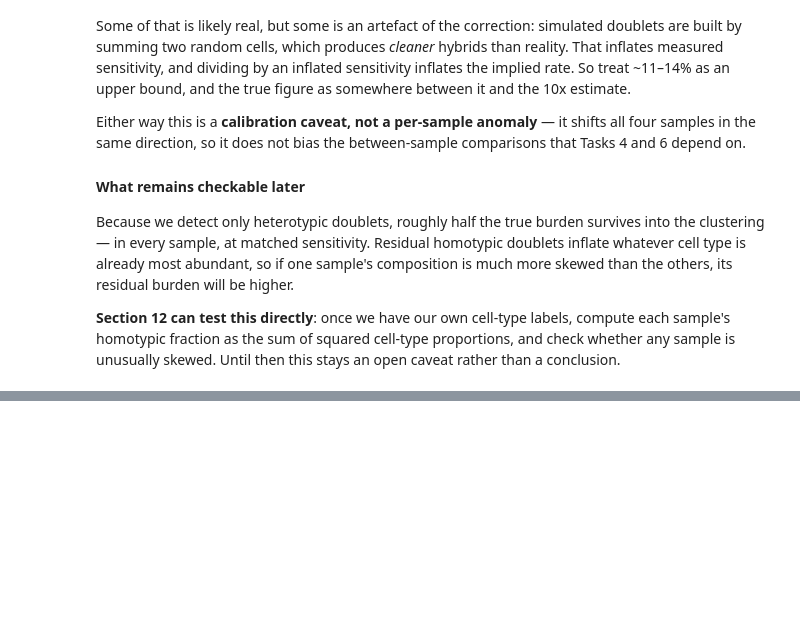
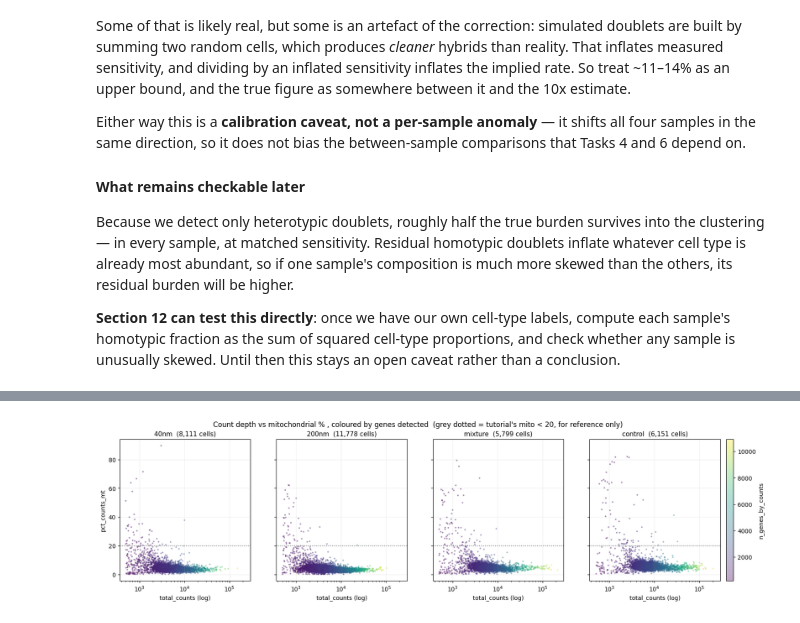
Before and after one commit to paunovicaleksa/GI, a Jupyter notebook: nanoplastics_pipeline.ipynb, the cells around one changed output, grey strips where cells are left out. Cells and saved outputs as stored; diff of their text form; code cells hidden in the pictures; blank space fills up the shorter version.

```diff
--- a/nanoplastics_pipeline.ipynb
+++ b/nanoplastics_pipeline.ipynb
@@ -672,0 +1098,42 @@ print('\nSection 2 complete: doublets scored, thresholded per sample, and remove
+# %%
+# Joint view: count depth vs mito%, coloured by genes detected.
+#
+# The violins above show each metric in isolation, but a threshold on one metric cuts
+# across the others, and this is where that becomes visible. The shape to look for is
+# a cluster at LOW depth and HIGH mito% - dying cells that lost cytoplasmic mRNA
+# through a ruptured membrane while mitochondrial transcripts stayed trapped inside.
+# Those cells are the ones a mito filter is actually for.
+#
+# The colour axis is what makes it readable: genuinely dying cells are low-depth,
+# high-mito AND low-complexity (few genes), so they should appear as a dark clump. A
+# high-mito cell that still detects many genes is a different animal - an intact cell
+# with real mitochondrial content, which for this project might be exposure response
+# rather than damage.
+#
+# This is a plot for choosing thresholds, NOT the joint mito%/complexity distress
+# analysis CLAUDE.md defers to bonus #1. That analysis tests high-mito cells against a
+# dissociation-stress gene signature to decide whether they are artefact or biology,
+# and it needs the cell-type labels from Task 3 first.
+fig, axes = plt.subplots(1, 4, figsize=(19, 4.4), sharex=True, sharey=True)
+
+for ax, label in zip(axes, LABELS):
+    obs = adatas[label].obs
+    sm = ax.scatter(obs['total_counts'], obs['pct_counts_mt'],
+                    c=obs['n_genes_by_counts'], s=3, alpha=0.35,
+                    cmap='viridis', rasterized=True)
+    ax.set_xscale('log')
+    ax.set_xlabel('total_counts (log)')
+    ax.set_title(f'{label}  ({len(obs):,} cells)', fontsize=11)
+    ax.grid(alpha=0.2)
+
+    # Reference only: the tutorial's hardcoded mito cutoff, shown so its position
+    # relative to OUR distributions is visible rather than assumed.
+    ax.axhline(20, color='grey', ls=':', lw=1.3)
+
+axes[0].set_ylabel('pct_counts_mt')
+fig.colorbar(sm, ax=axes, label='n_genes_by_counts', fraction=0.015, pad=0.01)
+fig.suptitle("Count depth vs mitochondrial % , coloured by genes detected  "
+             "(grey dotted = tutorial's mito < 20, for reference only)", fontsize=12)
+plt.show()
+# %% [output]
+[figure, added]
```
Also changed, not shown: parts of 22 cells of this notebook, 2 other files.
